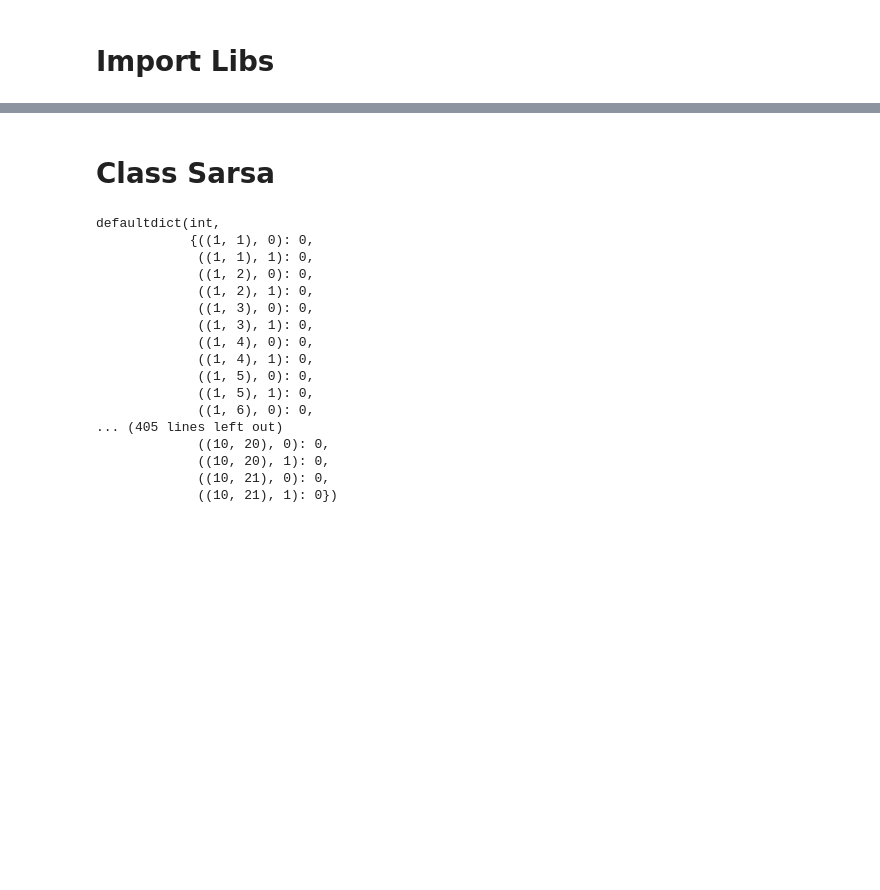
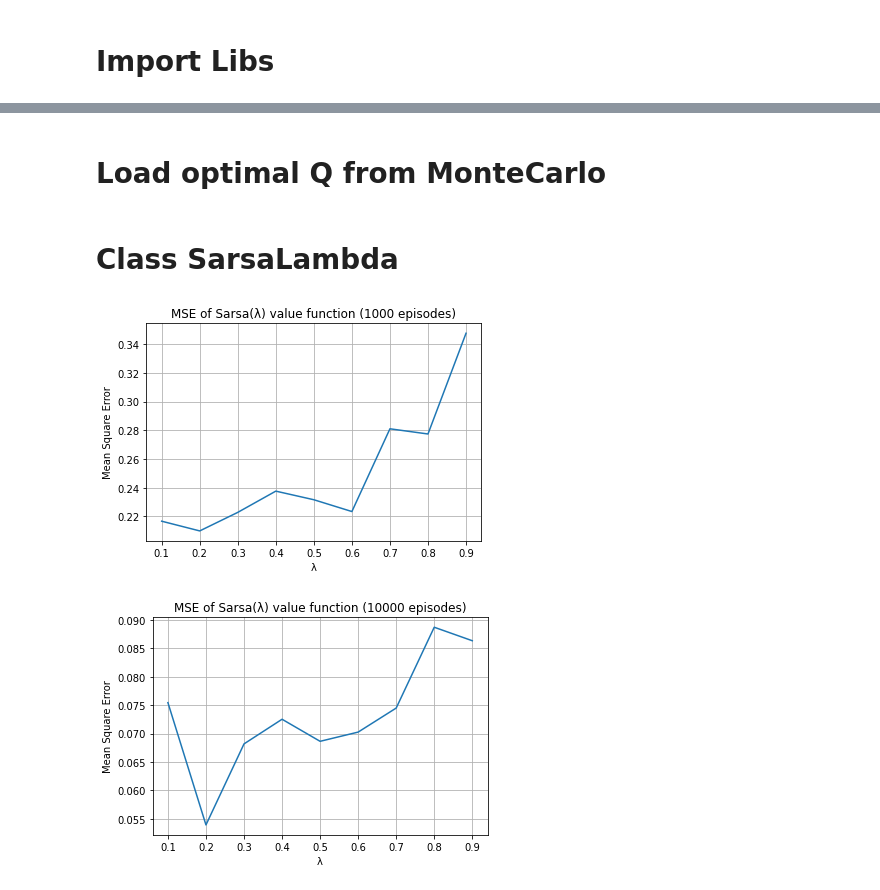
Before and after one commit to basselkassem/easy21, a Jupyter notebook: td_learning.ipynb, the cells around one changed output, grey strips where cells are left out. Drawn from its saved outputs; the diff is of its cells as text; code cells hidden in the pictures; blank space fills up the shorter version.

Commit message:
visualize relevant curves

```diff
--- a/td_learning.ipynb
+++ b/td_learning.ipynb
@@ -48,5 +33,11 @@ from scipy.spatial import Delaunay
+# %% [markdown]
+# Load optimal Q from MonteCarlo
+# %%
+Q_star = None
+with open('q_star.pickle_5', 'rb') as file:
+    Q_star = pickle.load(file)
 # %% [markdown]
-# Class Sarsa
+# Class SarsaLambda
 # %%
 class SarsaLambda:
 
@@ -109,22 +118,19 @@ class SarsaLambda:
-# %%
-agent = SarsaLambda(0.1, 100)
-agent.init_E()
-agent.E
-# %% [output]
-defaultdict(int,
-            {((1, 1), 0): 0,
-             ((1, 1), 1): 0,
-             ((1, 2), 0): 0,
-             ((1, 2), 1): 0,
-             ((1, 3), 0): 0,
-             ((1, 3), 1): 0,
-             ((1, 4), 0): 0,
-             ((1, 4), 1): 0,
-             ((1, 5), 0): 0,
-             ((1, 5), 1): 0,
-             ((1, 6), 0): 0,
-... (405 lines left out)
-             ((10, 20), 0): 0,
-             ((10, 20), 1): 0,
-             ((10, 21), 0): 0,
-             ((10, 21), 1): 0})
+# %%
+def mse_plot(episodes_num):
+  mse_errors = []
+  for lamb in env.TD_LAMBDA:
+    agent = SarsaLambda(lamb, 100, Q_star)
+    error = agent.policy_iteration(episodes_num = episodes_num)
+    mse_errors.append(error)
+
+  plt.plot(env.TD_LAMBDA, mse_errors)
+  plt.xlabel('λ')
+  plt.ylabel('Mean Square Error')
+  plt.title('MSE of Sarsa(λ) value function ({} episodes)'.format(episodes_num))
+  plt.grid(True)
+  plt.show()
+mse_plot(1000)
+mse_plot(10000)
+# %% [output]
+[figure, added]
+[figure, added]
```
Also changed, not shown: parts of 11 cells of this notebook.
